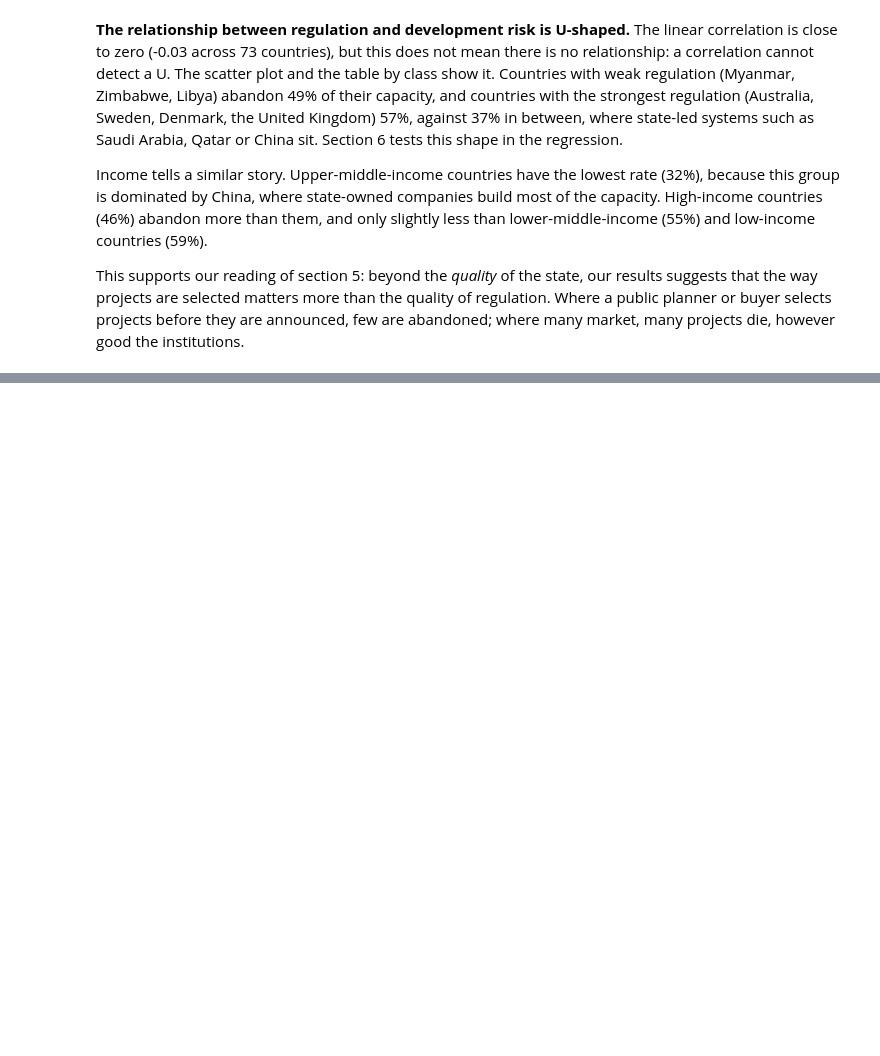
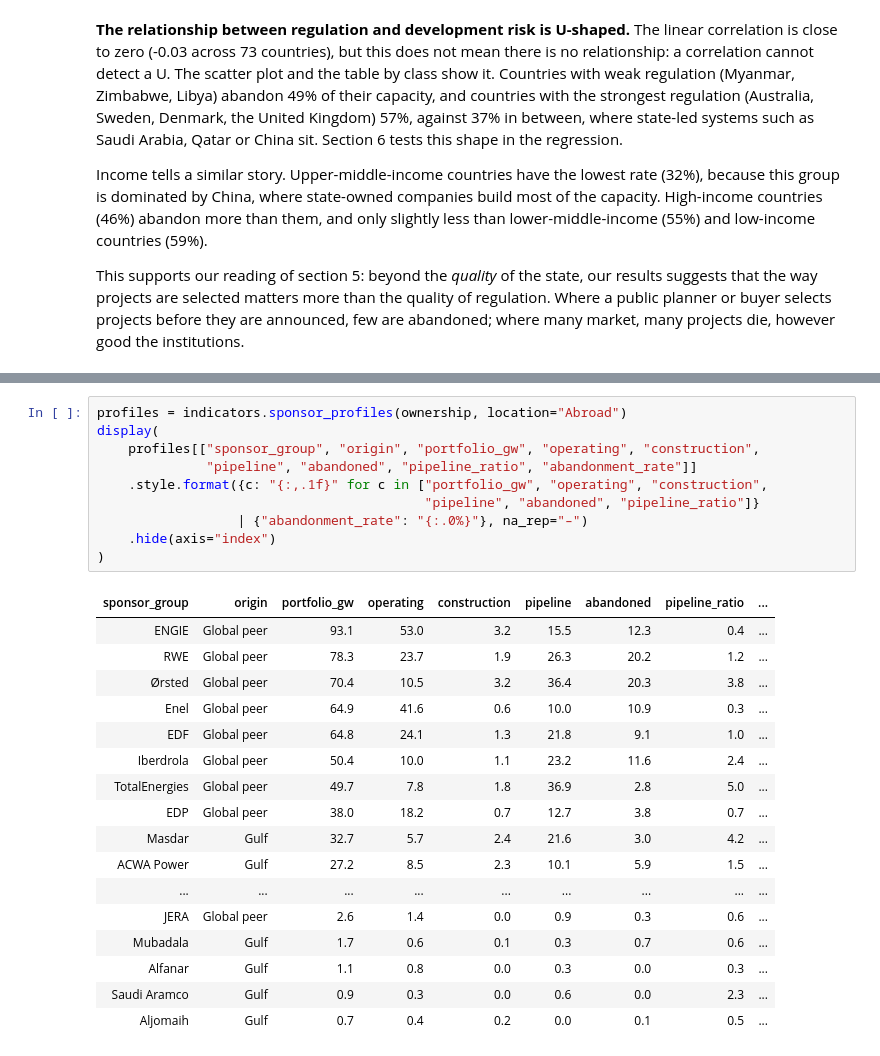
Before and after one commit to Sylvain-Topeza/power-infrastructure, a Jupyter notebook: main.ipynb, the cells around one changed output, grey strips where cells are left out. Drawn from its saved outputs; the diff is of its cells as text; blank space fills up the shorter version.

```diff
--- a/main.ipynb
+++ b/main.ipynb
@@ -666,0 +708,28 @@ market, many projects die, however good the institutions.
+# %%
+profiles = indicators.sponsor_profiles(ownership, location="Abroad")
+display(
+    profiles[["sponsor_group", "origin", "portfolio_gw", "operating", "construction",
+              "pipeline", "abandoned", "pipeline_ratio", "abandonment_rate"]]
+    .style.format({c: "{:,.1f}" for c in ["portfolio_gw", "operating", "construction",
+                                          "pipeline", "abandoned", "pipeline_ratio"]}
+                  | {"abandonment_rate": "{:.0%}"}, na_rep="–")
+    .hide(axis="index")
+)
+# %% [output]
+| sponsor_group | origin | portfolio_gw | operating | construction | pipeline | abandoned | pipeline_ratio | ... |
+| ENGIE | Global peer | 93.1 | 53.0 | 3.2 | 15.5 | 12.3 | 0.4 | ... |
+| RWE | Global peer | 78.3 | 23.7 | 1.9 | 26.3 | 20.2 | 1.2 | ... |
+| Ørsted | Global peer | 70.4 | 10.5 | 3.2 | 36.4 | 20.3 | 3.8 | ... |
+| Enel | Global peer | 64.9 | 41.6 | 0.6 | 10.0 | 10.9 | 0.3 | ... |
+| EDF | Global peer | 64.8 | 24.1 | 1.3 | 21.8 | 9.1 | 1.0 | ... |
+| Iberdrola | Global peer | 50.4 | 10.0 | 1.1 | 23.2 | 11.6 | 2.4 | ... |
+| TotalEnergies | Global peer | 49.7 | 7.8 | 1.8 | 36.9 | 2.8 | 5.0 | ... |
+| EDP | Global peer | 38.0 | 18.2 | 0.7 | 12.7 | 3.8 | 0.7 | ... |
+| Masdar | Gulf | 32.7 | 5.7 | 2.4 | 21.6 | 3.0 | 4.2 | ... |
+| ACWA Power | Gulf | 27.2 | 8.5 | 2.3 | 10.1 | 5.9 | 1.5 | ... |
+| ... | ... | ... | ... | ... | ... | ... | ... | ... |
+| JERA | Global peer | 2.6 | 1.4 | 0.0 | 0.9 | 0.3 | 0.6 | ... |
+| Mubadala | Gulf | 1.7 | 0.6 | 0.1 | 0.3 | 0.7 | 0.6 | ... |
+| Alfanar | Gulf | 1.1 | 0.8 | 0.0 | 0.3 | 0.0 | 0.3 | ... |
+| Saudi Aramco | Gulf | 0.9 | 0.3 | 0.0 | 0.6 | 0.0 | 2.3 | ... |
+| Aljomaih | Gulf | 0.7 | 0.4 | 0.2 | 0.0 | 0.1 | 0.5 | ... |
```
Also changed, not shown: parts of 4 cells of this notebook.
